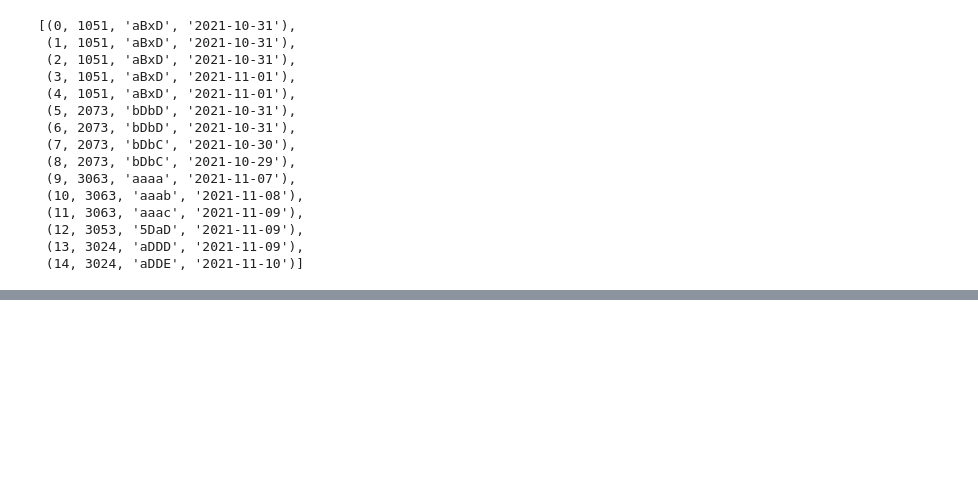
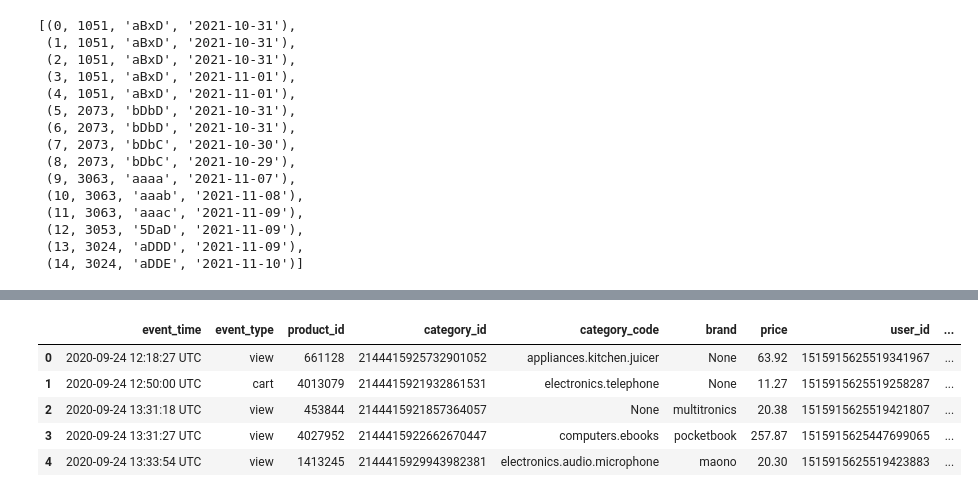
Before and after one commit to tkasod2/TIL, a Jupyter notebook: sqlite/sqlite3연습.ipynb, the cells around one changed output, grey strips where cells are left out. Drawn from its saved outputs; the diff is of its cells as text; code cells hidden in the pictures; blank space fills up the shorter version.

```diff
--- a/sqlite/sqlite3연습.ipynb
+++ b/sqlite/sqlite3연습.ipynb
@@ -180,0 +238,9 @@ cur.fetchall()
+# %%
+df.head()
+# %% [output]
+|  | event_time | event_type | product_id | category_id | category_code | brand | price | user_id | ... |
+| 0 | 2020-09-24 12:18:27 UTC | view | 661128 | 2144415925732901052 | appliances.kitchen.juicer | None | 63.92 | 1515915625519341967 | ... |
+| 1 | 2020-09-24 12:50:00 UTC | cart | 4013079 | 2144415921932861531 | electronics.telephone | None | 11.27 | 1515915625519258287 | ... |
+| 2 | 2020-09-24 13:31:18 UTC | view | 453844 | 2144415921857364057 | None | multitronics | 20.38 | 1515915625519421807 | ... |
+| 3 | 2020-09-24 13:31:27 UTC | view | 4027952 | 2144415922662670447 | computers.ebooks | pocketbook | 257.87 | 1515915625447699065 | ... |
+| 4 | 2020-09-24 13:33:54 UTC | view | 1413245 | 2144415929943982381 | electronics.audio.microphone | maono | 20.30 | 1515915625519423883 | ... |
```
Also changed, not shown: parts of 20 cells of this notebook.
